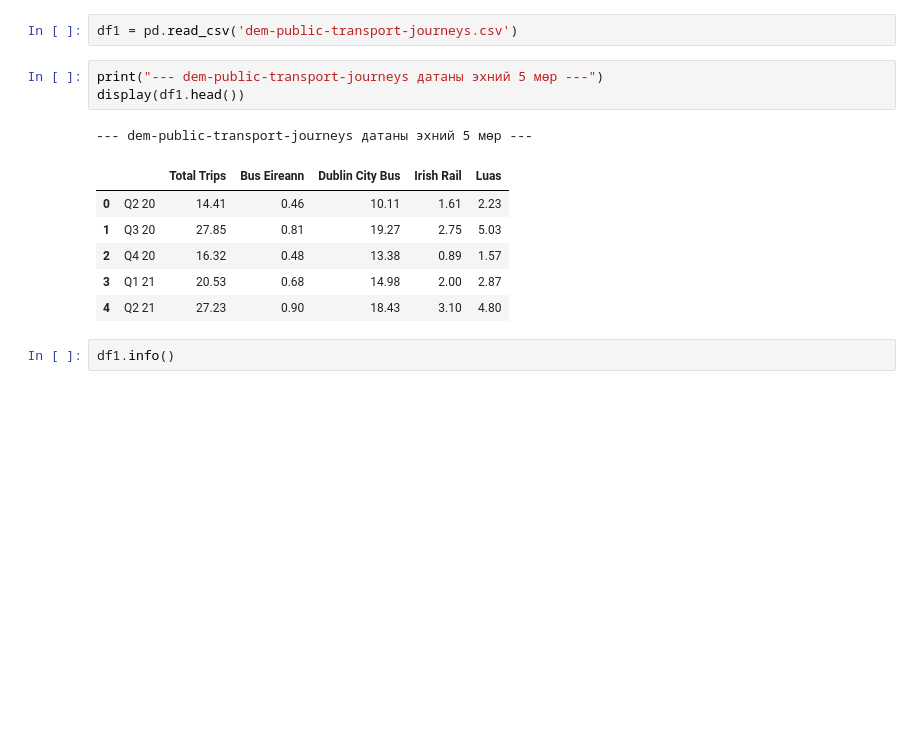
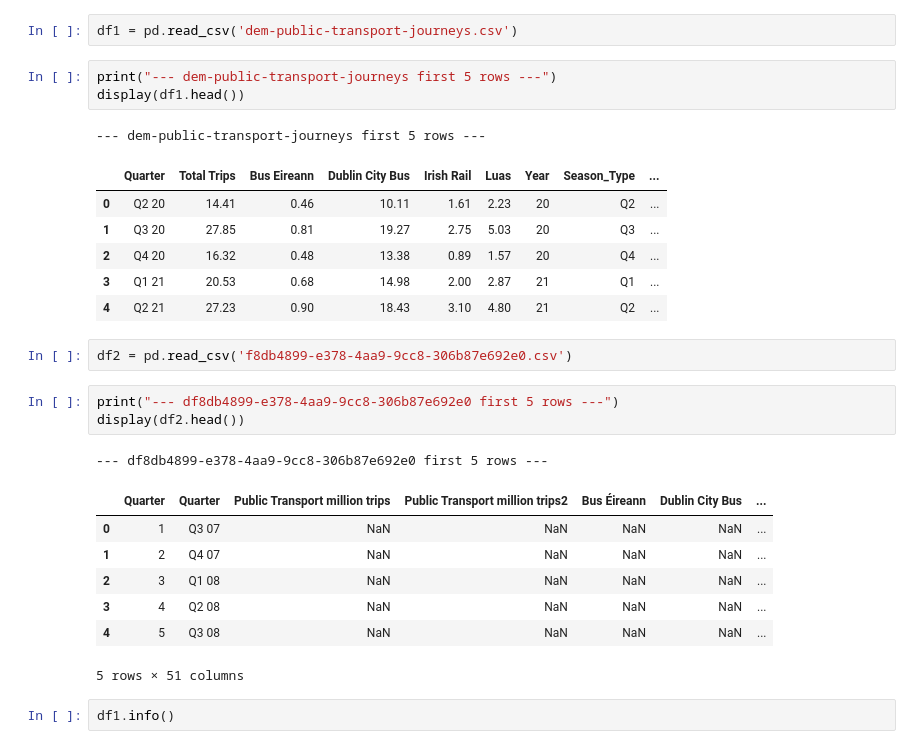
Before and after one commit to narantungalag-cct/CA1-2026022, a Jupyter notebook: notebook/CA1.ipynb, the cells around one changed output. Cells and saved outputs as stored; diff of their text form; blank space fills up the shorter version.

```diff
--- a/notebook/CA1.ipynb
+++ b/notebook/CA1.ipynb
@@ -98,16 +98,30 @@ import seaborn as sns
 # %%
 df1 = pd.read_csv('dem-public-transport-journeys.csv')
 # %%
-print("--- dem-public-transport-journeys датаны эхний 5 мөр ---")
+print("--- dem-public-transport-journeys first 5 rows ---")
 display(df1.head())
 # %% [output]
---- dem-public-transport-journeys датаны эхний 5 мөр ---
+--- dem-public-transport-journeys first 5 rows ---
-|  |  | Total Trips | Bus Eireann | Dublin City Bus | Irish Rail | Luas |
-| 0 | Q2 20 | 14.41 | 0.46 | 10.11 | 1.61 | 2.23 |
-| 1 | Q3 20 | 27.85 | 0.81 | 19.27 | 2.75 | 5.03 |
-| 2 | Q4 20 | 16.32 | 0.48 | 13.38 | 0.89 | 1.57 |
-| 3 | Q1 21 | 20.53 | 0.68 | 14.98 | 2.00 | 2.87 |
-| 4 | Q2 21 | 27.23 | 0.90 | 18.43 | 3.10 | 4.80 |
+|  | Quarter | Total Trips | Bus Eireann | Dublin City Bus | Irish Rail | Luas | Year | Season_Type | ... |
+| 0 | Q2 20 | 14.41 | 0.46 | 10.11 | 1.61 | 2.23 | 20 | Q2 | ... |
+| 1 | Q3 20 | 27.85 | 0.81 | 19.27 | 2.75 | 5.03 | 20 | Q3 | ... |
+| 2 | Q4 20 | 16.32 | 0.48 | 13.38 | 0.89 | 1.57 | 20 | Q4 | ... |
+| 3 | Q1 21 | 20.53 | 0.68 | 14.98 | 2.00 | 2.87 | 21 | Q1 | ... |
+| 4 | Q2 21 | 27.23 | 0.90 | 18.43 | 3.10 | 4.80 | 21 | Q2 | ... |
+# %%
+df2 = pd.read_csv('f8db4899-e378-4aa9-9cc8-306b87e692e0.csv')
+# %%
+print("--- df8db4899-e378-4aa9-9cc8-306b87e692e0 first 5 rows ---")
+display(df2.head())
+# %% [output]
+--- df8db4899-e378-4aa9-9cc8-306b87e692e0 first 5 rows ---
+|  | Quarter | Quarter | Public Transport million trips | Public Transport million trips2 | Bus Éireann | Dublin City Bus | ... |
+| 0 | 1 | Q3 07 | NaN | NaN | NaN | NaN | ... |
+| 1 | 2 | Q4 07 | NaN | NaN | NaN | NaN | ... |
+| 2 | 3 | Q1 08 | NaN | NaN | NaN | NaN | ... |
+| 3 | 4 | Q2 08 | NaN | NaN | NaN | NaN | ... |
+| 4 | 5 | Q3 08 | NaN | NaN | NaN | NaN | ... |
+5 rows × 51 columns
 # %%
 df1.info()
 # %% [output]
```
Also changed, not shown: parts of 1 cell of this notebook.
